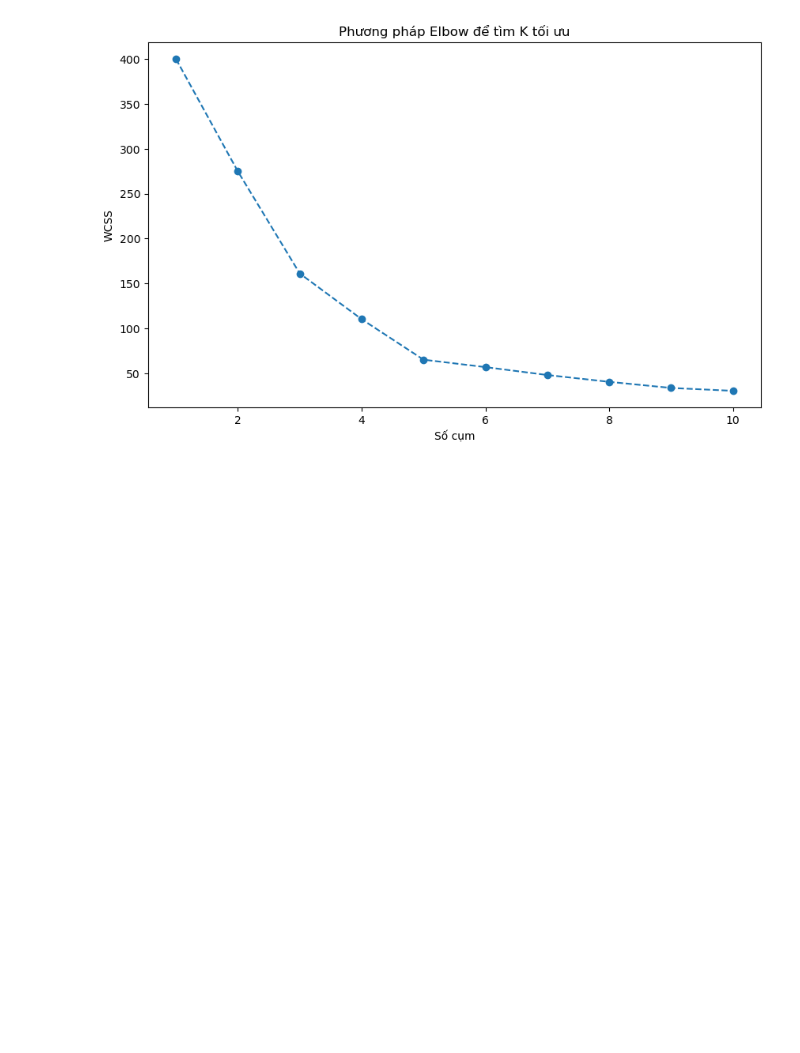
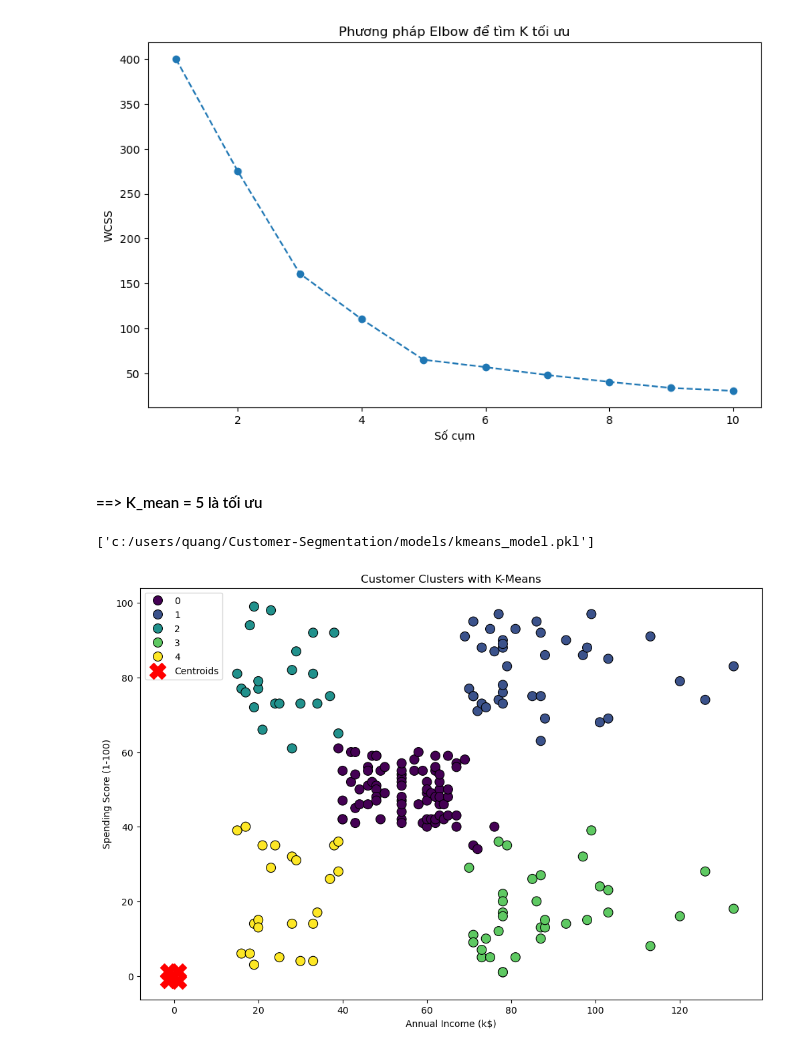
Before and after one commit to ndq-wpz/Customer-Segmentation, a Jupyter notebook: notebooks/3_Clustering_Model.ipynb, the cells around one changed output. Saved outputs shown, nothing was run; the diff lists cells and outputs as text; code cells hidden in the pictures; blank space fills up the shorter version.

Commit message:
thêm cluster

```diff
--- a/notebooks/3_Clustering_Model.ipynb
+++ b/notebooks/3_Clustering_Model.ipynb
@@ -36,3 +42,5 @@ plt.savefig("c:/users/quang/Customer-Segmentation/reports/figures/elbow_method.p
 plt.show()
 # %% [output]
 [figure]
+# %% [markdown]
+#### ==> K_mean = 5 là tối ưu
@@ -38,0 +49,13 @@ plt.show()
+# %%
+# Chọn K=5 dựa trên Elbow Method
+kmeans = KMeans(n_clusters=5, init="k-means++", random_state=42)
+clusters = kmeans.fit_predict(X_scaled)
+
+# Thêm nhãn cluster vào DataFrame
+df["Cluster"] = clusters
+
+# Lưu model
+import joblib
+joblib.dump(kmeans, "c:/users/quang/Customer-Segmentation/models/kmeans_model.pkl")
+# %% [output]
+['c:/users/quang/Customer-Segmentation/models/kmeans_model.pkl']
@@ -38,0 +64,27 @@ plt.show()
+# %%
+plt.figure(figsize=(12, 8))
+sns.scatterplot(
+    data=df,
+    x="Annual Income (k$)",
+    y="Spending Score (1-100)",
+    hue="Cluster",
+    palette="viridis",
+    s=100,
+    edgecolor="black",
+)
+plt.scatter(
+    kmeans.cluster_centers_[:, 0],
+    kmeans.cluster_centers_[:, 1],
+    s=300,
+    c="red",
+    marker="X",
+    label="Centroids",
+)
+plt.title("Customer Clusters with K-Means")
+plt.xlabel("Annual Income (k$)")
+plt.ylabel("Spending Score (1-100)")
+plt.legend()
+plt.savefig("c:/users/quang/Customer-Segmentation/reports/figures/cluster_visualization.png")
+plt.show()
+# %% [output]
+[figure, added]
```
Also changed, not shown: parts of 5 cells of this notebook, 9 other files.
